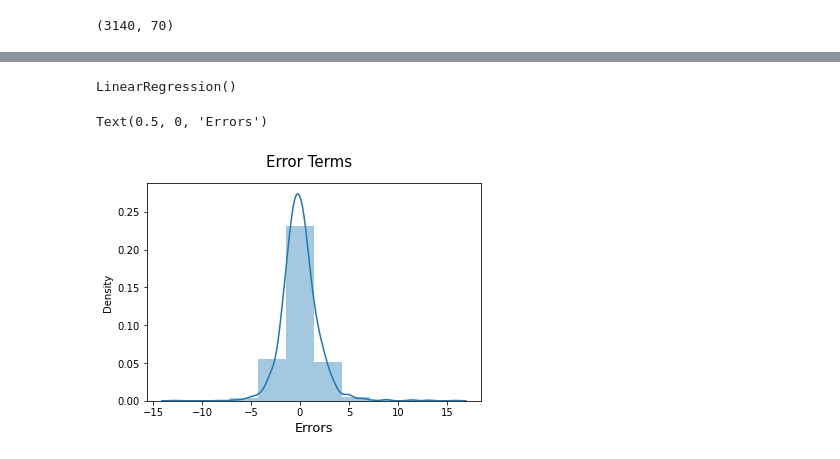
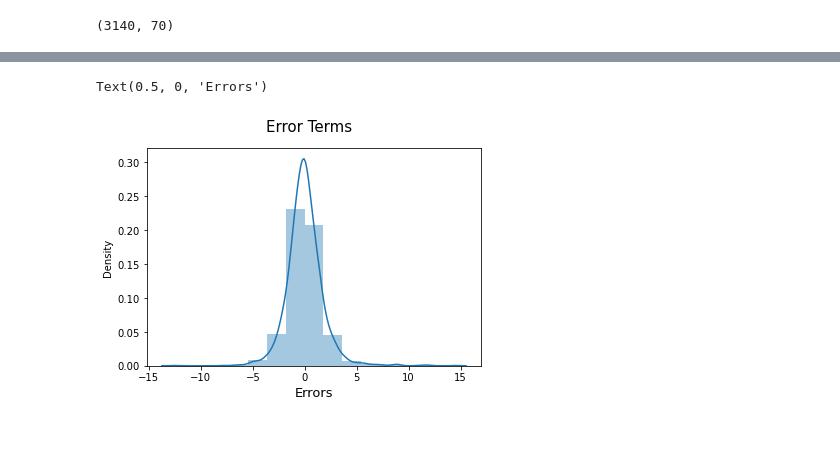
Before and after one commit to MDaily7/Life-Expectancy-In-the-US, a Jupyter notebook: Machine Learning Model/Life Expectancy Linear Regression Model.ipynb, the cells around one changed output, grey strips where cells are left out. Drawn from its saved outputs; the diff is of its cells as text; code cells hidden in the pictures.

Commit message:
updated readme, updated life expectancy ml model ipynb

```diff
--- a/Machine Learning Model/Life Expectancy Linear Regression Model.ipynb
+++ b/Machine Learning Model/Life Expectancy Linear Regression Model.ipynb
@@ -211,3 +109,27 @@ X = X.drop('Life_expectancy', axis=1)
+# %%
+# create df from features selected in feature selection notebook
+features = ['Percentage_Fair_or_Poor_Health',
+ 'Average_Number_of_Physically_Unhealthy_Days',
+ 'Percentage_Low_birthweight',
+ 'Percentage_Smokers',
+ 'Percentage_Adults_with_Obesity',
+ 'Food_Environment_Index',
+ 'Teen_Birth_Rate',
+ 'Percentage_Drive_Alone_to_Work',
+ 'percentage_Adults_with_Diabetes',
+ 'percentage_Insufficient_Sleep',
+ 'Average_Grade_Performance_Math_scores',
+ 'Segregation_index_School_segregation',
+ 'Gender_pay_gap',
+ 'Homicide_Rate',
+ 'percentage_female']
+life_df = health_measures_df[features]
 # %%
-# split into training and testing data
-X_train, X_test, y_train, y_test = train_test_split(X, y, random_state=5)
+# define features and target, split into training/testing data, scale features
+X = life_df.copy()
+y = health_measures_df['Life_expectancy']
+X_train, X_test, y_train, y_test = train_test_split(X, y, random_state=0)
+scaler = StandardScaler()
+X_scaler = scaler.fit(X_train)
+X_train_scaled = X_scaler.transform(X_train)
+X_test_scaled = X_scaler.transform(X_test)
@@ -223,15 +136,15 @@ lm = LinearRegression()
-# %%
-# Train the Model
-lm.fit(X_train_scaled, y_train)
-# %% [output]
-LinearRegression()
+# %%
+# instantiate the model, fit, and make training and testing predictions
+lm = LinearRegression()
+lm.fit(X_train_scaled, y_train)
+train_predictions = lm.predict(X_train_scaled)
+test_predictions = lm.predict(X_test_scaled)
 # %%
-# make predictions for residual analysis
-y_train_predict = lm.predict(X_train_scaled)
-fig=plt.figure()
-sns.distplot((y_train - y_train_predict), bins=10)
-fig.suptitle('Error Terms', fontsize=15)
+# residual analyis
+fig = plt.figure()
+sns.distplot((y_train - train_predictions), bins=15)
+fig.suptitle('Error Terms', fontsize = 15)
 plt.xlabel('Errors', fontsize=13)
 # %% [output]
 Text(0.5, 0, 'Errors')
-[figure, old version]
+[figure, new version]
```
Also changed, not shown: parts of 16 cells of this notebook, 4 other files.
